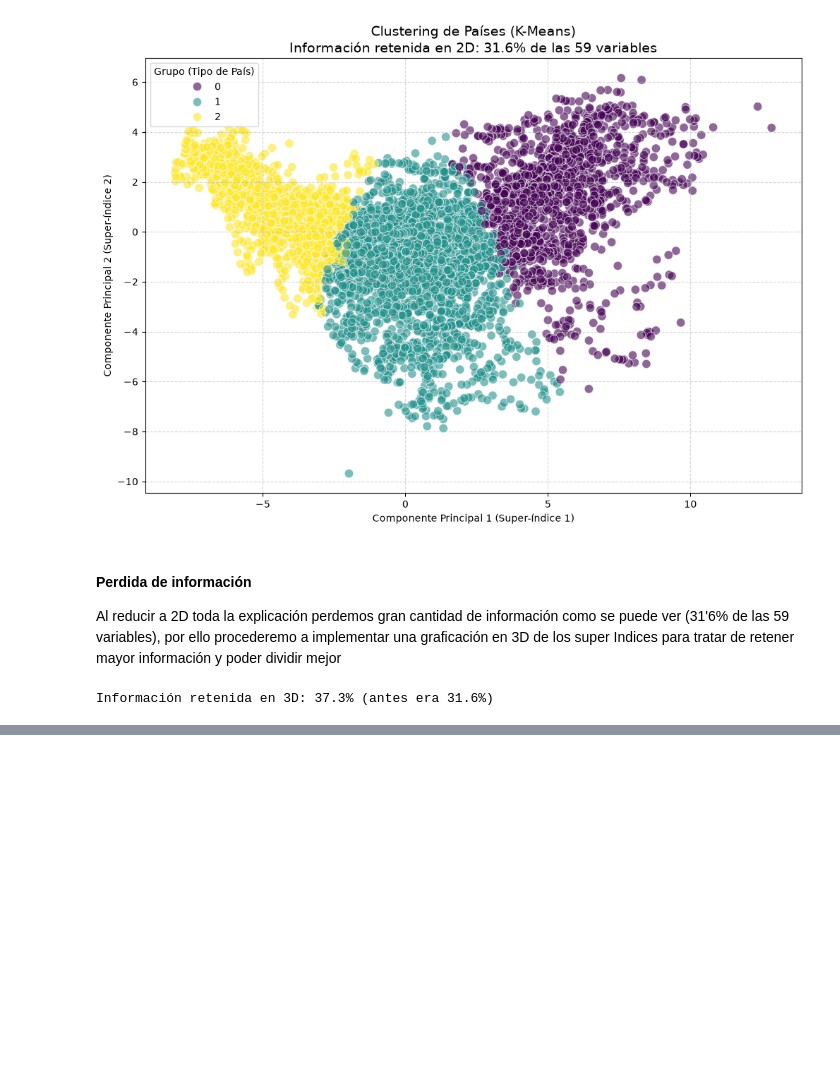
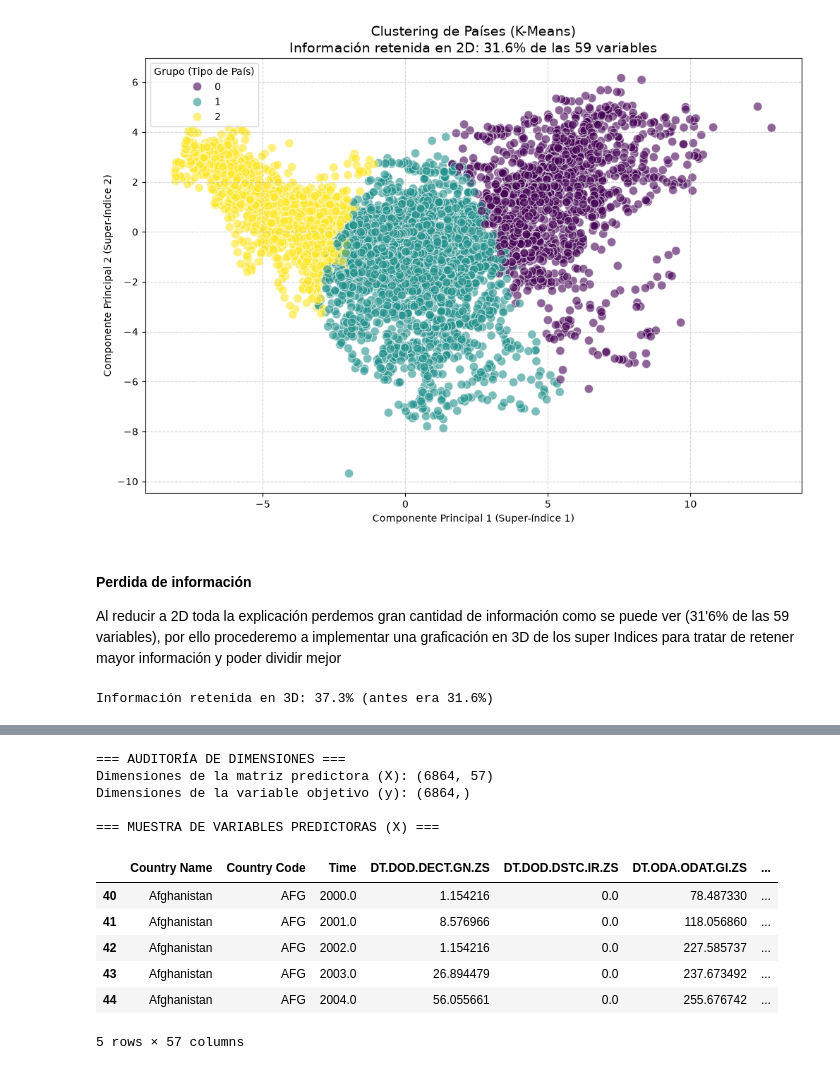
Before and after one commit to Javier-Herreros-Pinilla/analisis-vulnerabilidad-social, a Jupyter notebook: notebooks/01_Limpieza_y_Tratamiento.ipynb, the cells around one changed output, grey strips where cells are left out. Drawn from its saved outputs; the diff is of its cells as text; code cells hidden in the pictures; blank space fills up the shorter version.

Commit message:
feat: Afinamiento en el tratemiento de los datos añadiendo una imputación más avanzada además de añadir los primeros pasos y modelaje básico con RandomForest del data_frame ya dividido

```diff
--- a/notebooks/01_Limpieza_y_Tratamiento.ipynb
+++ b/notebooks/01_Limpieza_y_Tratamiento.ipynb
@@ -465,0 +729,48 @@ Tras aplicar K-Means ($k=3$) y proyectar los resultados en un espacio tridimensi
+# %%
+# ==========================================
+# SEPARACIÓN Y AISLAMIENTO (Evitando Data Leakage)
+# ==========================================
+
+# 1. Definimos nuestra variable objetivo (y)
+y = df_model_v2['Target_PCA_100']
+
+# 2. Listamos todas las columnas que NO deben entrar en la matriz predictora
+columnas_a_excluir = [
+
+
+    # Targets (Lo que queremos predecir)
+    'Target_Vulnerabilidad_100',
+    'Target_PCA_100',
+
+    # Variables originales que componen el Target (Para evitar Data Leakage)
+    'SN.ITK.DEFC.ZS',
+    'VC.IHR.PSRC.P5',
+    'SL.UEM.NEET.ME.ZS',
+    'SE.PRM.UNER.ZS',
+    'GOV_WGI_PV_SC',       # Gobernanza original
+    'GOV_WGI_PV_SC_inv'    # Gobernanza invertida
+]
+
+# 3. Creamos la matriz de características (X) eliminando esas columnas
+X = df_model_v2.drop(columns=columnas_a_excluir)
+
+# 4. Comprobación de auditoría
+print("=== AUDITORÍA DE DIMENSIONES ===")
+print(f"Dimensiones de la matriz predictora (X): {X.shape}")
+print(f"Dimensiones de la variable objetivo (y): {y.shape}")
+
+print("\n=== MUESTRA DE VARIABLES PREDICTORAS (X) ===")
+display(X.head())
+# %% [output]
+=== AUDITORÍA DE DIMENSIONES ===
+Dimensiones de la matriz predictora (X): (6864, 57)
+Dimensiones de la variable objetivo (y): (6864,)
+
+=== MUESTRA DE VARIABLES PREDICTORAS (X) ===
+|  | Country Name | Country Code | Time | DT.DOD.DECT.GN.ZS | DT.DOD.DSTC.IR.ZS | DT.ODA.ODAT.GI.ZS | ... |
+| 40 | Afghanistan | AFG | 2000.0 | 1.154216 | 0.0 | 78.487330 | ... |
+| 41 | Afghanistan | AFG | 2001.0 | 8.576966 | 0.0 | 118.056860 | ... |
+| 42 | Afghanistan | AFG | 2002.0 | 1.154216 | 0.0 | 227.585737 | ... |
+| 43 | Afghanistan | AFG | 2003.0 | 26.894479 | 0.0 | 237.673492 | ... |
+| 44 | Afghanistan | AFG | 2004.0 | 56.055661 | 0.0 | 255.676742 | ... |
+5 rows × 57 columns
```
Also changed, not shown: parts of 9 cells of this notebook, 3 other files.
